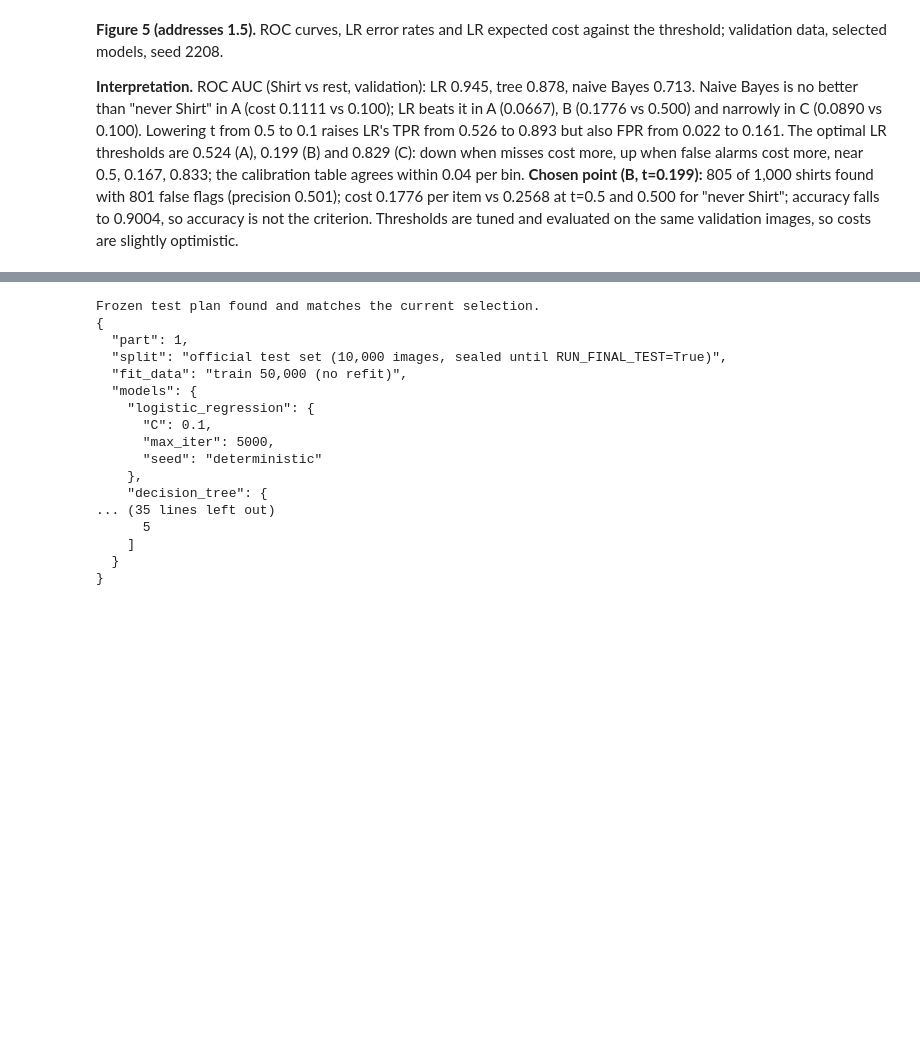
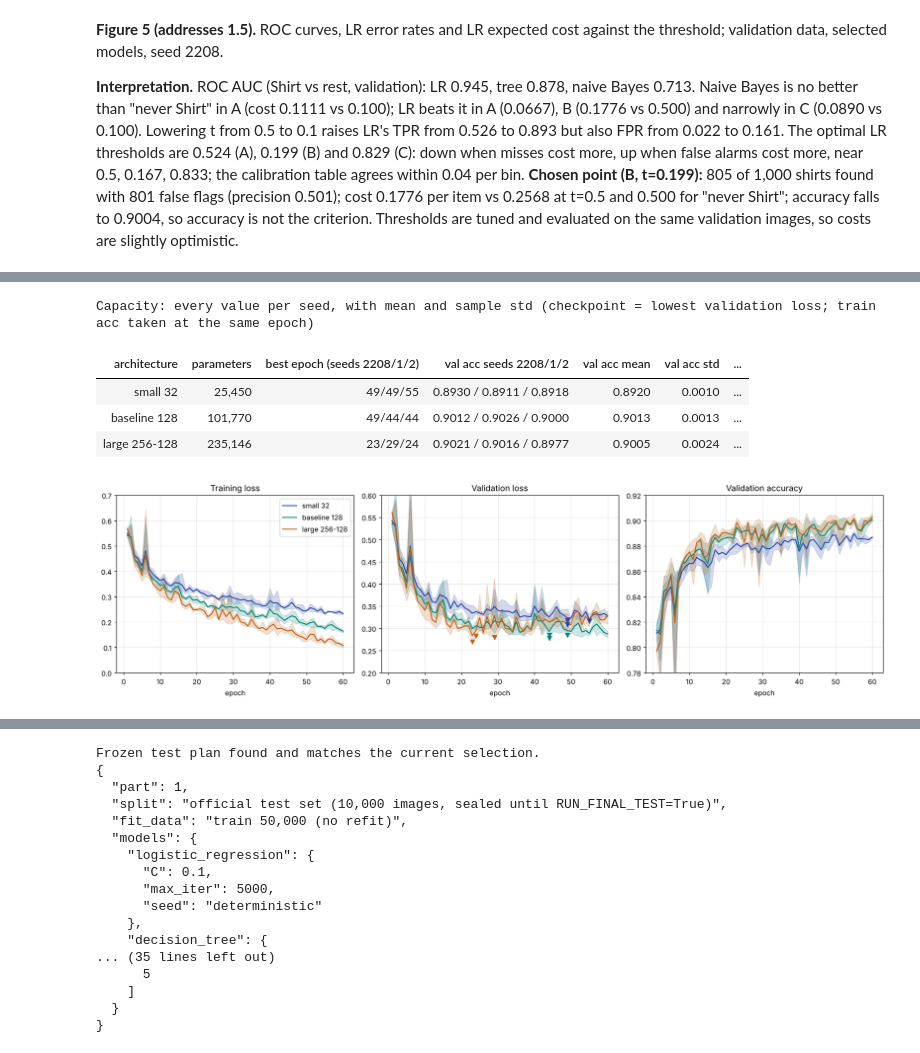
Before and after one commit to gulcinomercik/ecs708-fashion-mnist, a Jupyter notebook: ecs708_fashion_mnist.ipynb, the cells around one changed output, grey strips where cells are left out. Cells and saved outputs as stored; diff of their text form; code cells hidden in the pictures; blank space fills up the shorter version.

```diff
--- a/ecs708_fashion_mnist.ipynb
+++ b/ecs708_fashion_mnist.ipynb
@@ -696,0 +809,18 @@ The next cell records, before any test image is used, what will be evaluated on
+# %%
+# ---------------- 2.2 Capacity: three architectures x three seeds, same training recipe -----------------
+ARCH = {"small 32": [32], "baseline 128": [128], "large 256-128": [256, 128]}
+for nm, h in ARCH.items(): run_config(nm, h, BASE_LR)
+cap = summarise(list(ARCH), "architecture"); cap.to_csv(RES2 / "summary_capacity.csv", index=False)
+print("Capacity: every value per seed, with mean and sample std (checkpoint = lowest validation loss; train acc taken at the same epoch)")
+display(cap.style.format(FMT).hide(axis="index"))
+register(list(ARCH), "P2-CAP", "2.2", "How does capacity change training fit and validation performance?", "Larger nets fit training data more; the large net over-fits.",
+         "hidden layers", "lr 0.1, batch 128, SGD, 60 epochs, same data and seeds", cap, "architecture", "results/part2/summary_capacity.csv")
+curves_figure(list(ARCH), list(ARCH), ["#2845A8", "#008579", "#C06016"], "fig6_capacity_curves", "2.2",
+              "Learning curves for three capacities: mean over seeds 2208, 1, 2 (line) with min-max band; triangles mark each seed's lowest-validation-loss epoch.", [(0, 0.7), (0.2, 0.6), (0.78, 0.92)])
+# %% [output]
+Capacity: every value per seed, with mean and sample std (checkpoint = lowest validation loss; train acc taken at the same epoch)
+| architecture | parameters | best epoch (seeds 2208/1/2) | val acc seeds 2208/1/2 | val acc mean | val acc std | ... |
+| small 32 | 25,450 | 49/49/55 | 0.8930 / 0.8911 / 0.8918 | 0.8920 | 0.0010 | ... |
+| baseline 128 | 101,770 | 49/44/44 | 0.9012 / 0.9026 / 0.9000 | 0.9013 | 0.0013 | ... |
+| large 256-128 | 235,146 | 23/29/24 | 0.9021 / 0.9016 / 0.8977 | 0.9005 | 0.0024 | ... |
+[figure, added]
```
Also changed, not shown: parts of 14 cells of this notebook, 12 other files.
